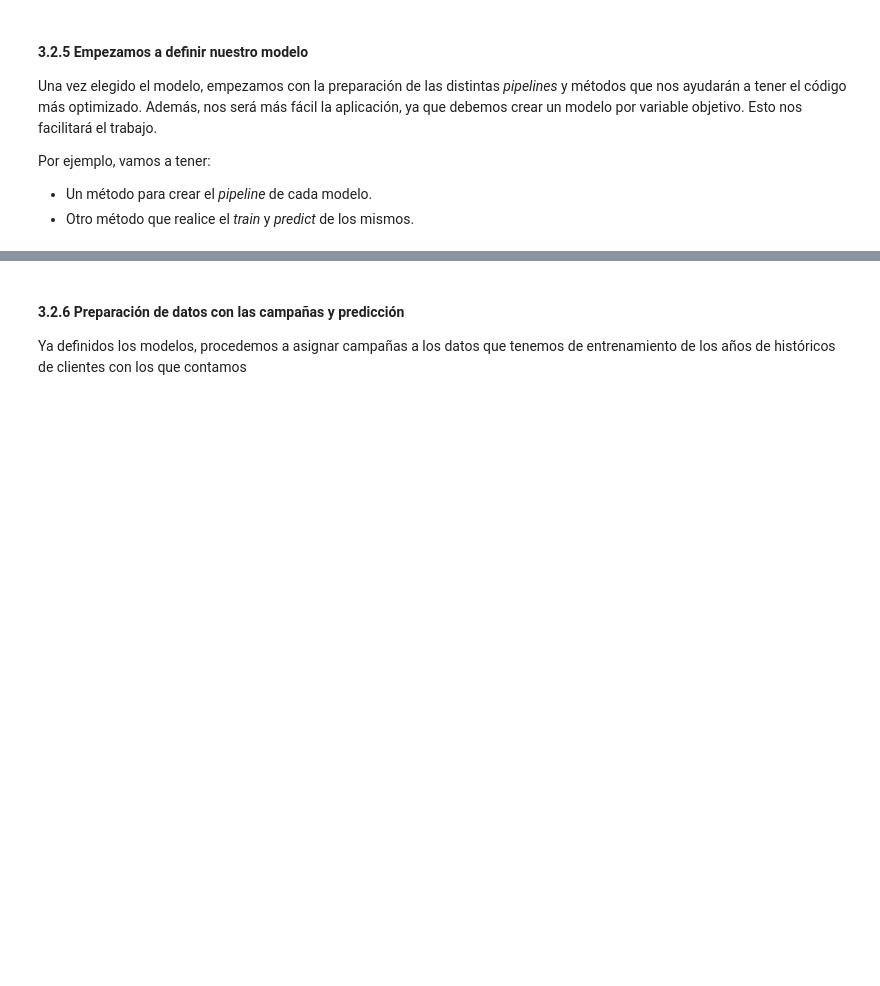
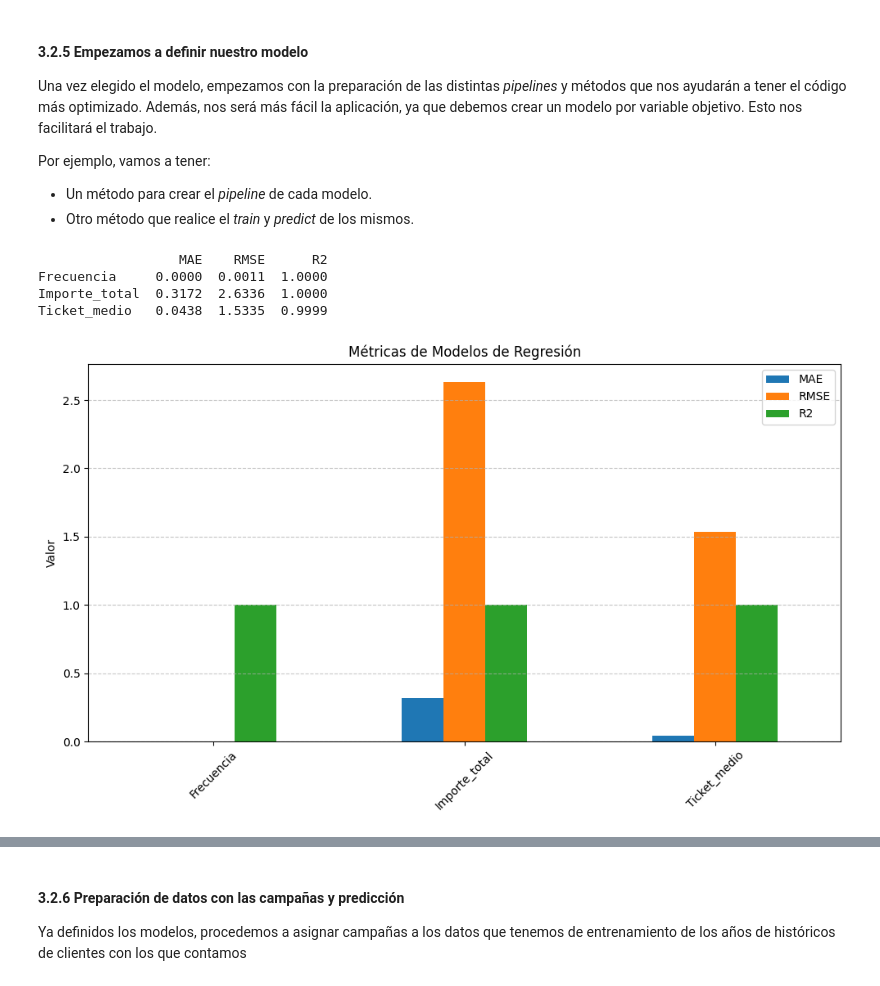
Before and after one commit to anabelensr1984/TFM_Data, a Jupyter notebook: TFM_GRUPO4_Modelos_Predictivos_V2.ipynb, the cells around one changed output, grey strips where cells are left out. Cells and saved outputs as stored; diff of their text form; code cells hidden in the pictures; blank space fills up the shorter version.

```diff
--- a/TFM_GRUPO4_Modelos_Predictivos_V2.ipynb
+++ b/TFM_GRUPO4_Modelos_Predictivos_V2.ipynb
@@ -621,13 +752,47 @@ clf_models = {
 }
 
 pipelines = {}
-
+metricas_modelos = {}
 for col, model in reg_models.items():
     result = train_and_predict(X, y_reg[col], model, tipo='regresion')
     df_sim[f'Prediccion_{col}'] = result['y_pred_all']
     pipelines[col] = result['pipeline']
+    if 'MAE' in result:  # For regression models
+        metricas_modelos[col] = {
+            'MAE': result['MAE'],
+            'RMSE': result['RMSE'],
+            'R2': result['R2']
+        }
+    elif 'Accuracy' in result:  # For classification models
+        metricas_modelos[col] = {
+            'Accuracy': result['Accuracy']
+        }
 
 for col, model in clf_models.items():
     result = train_and_predict(X, y_clf[col], model, tipo='clasificacion')
     df_sim[f'Prediccion_{col}'] = result['y_pred_all']
     pipelines[col] = result['pipeline']
+# %%
+# Filtrar solo las métricas que contienen 'R2' (es decir, son de regresión)
+metricas_regresion = {k: v for k, v in metricas_modelos.items() if 'R2' in v}
+
+# Convertir a DataFrame
+df_regresion = pd.DataFrame(metricas_regresion).T
+df_regresion = df_regresion.round(4)
+print(df_regresion)
+# %% [output]
+                  MAE    RMSE      R2
+Frecuencia     0.0000  0.0011  1.0000
+Importe_total  0.3172  2.6336  1.0000
+Ticket_medio   0.0438  1.5335  0.9999
+# %%
+# Crear gráfico de barras
+df_regresion.plot(kind='bar', figsize=(10, 6))
+plt.title('Métricas de Modelos de Regresión')
+plt.ylabel('Valor')
+plt.xticks(rotation=45)
+plt.grid(axis='y', linestyle='--', alpha=0.7)
+plt.tight_layout()
+plt.show()
+# %% [output]
+[figure, added]
```
Also changed, not shown: parts of 16 cells of this notebook, 5 other files.
